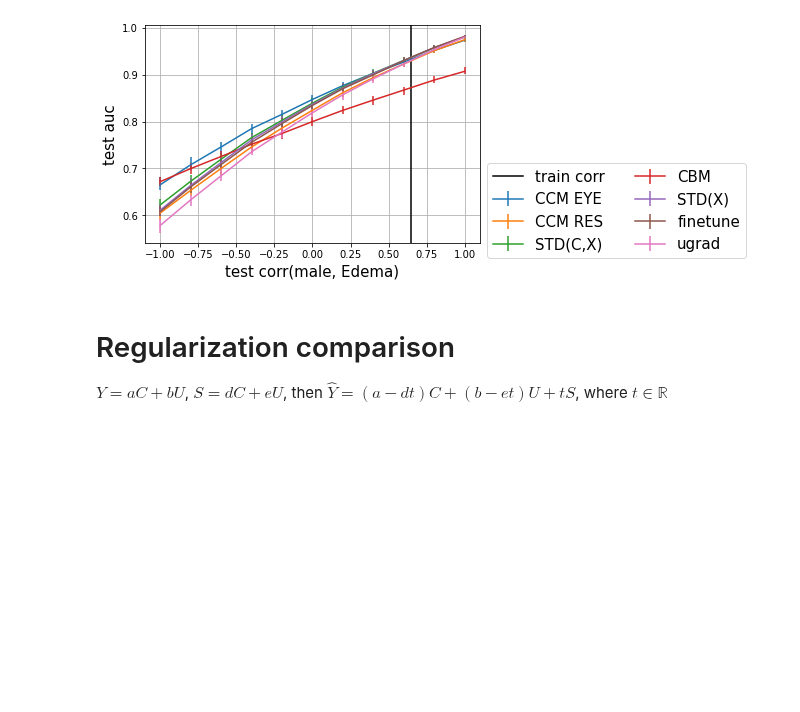
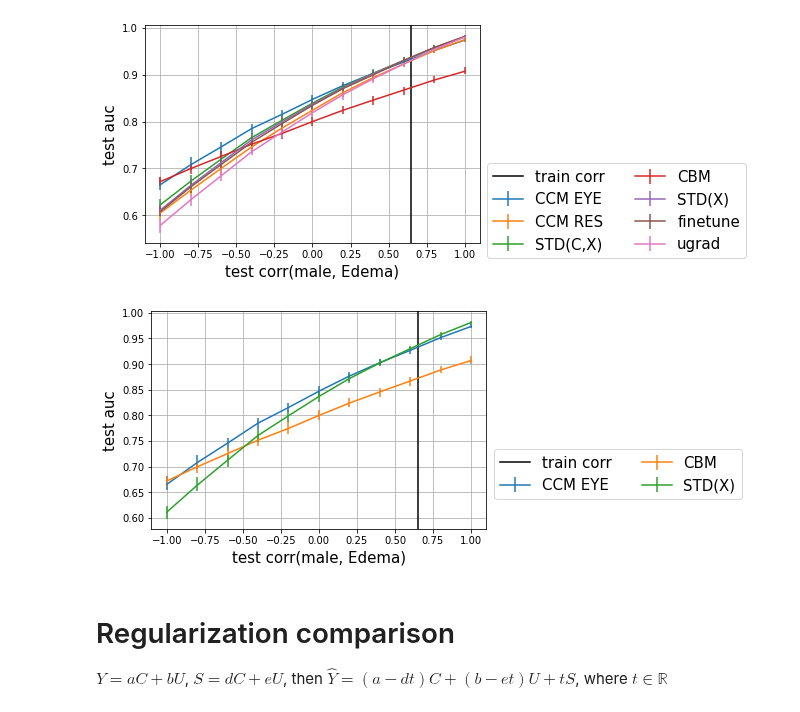
Before and after one commit to nathanwang000/ConceptCredibleModel, a Jupyter notebook: notebooks/mimic_stats0.8.ipynb, the cells around one changed output. Saved outputs shown, nothing was run; the diff lists cells and outputs as text; code cells hidden in the pictures; blank space fills up the shorter version.

```diff
--- a/notebooks/mimic_stats0.8.ipynb
+++ b/notebooks/mimic_stats0.8.ipynb
@@ -409,6 +409,27 @@ for key in [0.8]:
     plt.show()
 # %% [output]
 [figure]
+# %%
+for key in [0.8]:
+    xlabel = f"test corr(male, {task})"
+    plot_results(tresults, 'CCM EYE', key, test_corr_display_x)
+    # plot_results(tresults, 'CCM RES', key, test_corr_display_x)
+    # plot_results(tresults, 'STD(C,X)', key, test_corr_display_x)
+    plot_results(tresults, 'CBM', key, test_corr_display_x)
+    plot_results(tresults, 'STD(X)', key, test_corr_display_x)
+    # plot_results(tresults, 'finetune', key, test_corr_display_x)
+    # plot_results(tresults, 'ugrad', key, test_corr_display_x)
+
+    tr_corr = train_corr_display_x(key)
+    plt.axvline(tr_corr, color='k', label="train corr")
+    plt.ylabel(f'test auc', fontsize=15)
+    plt.xlabel(xlabel, fontsize=15)
+    plt.legend(fontsize=15, ncol=2, bbox_to_anchor=(1, 0.4))
+    plt.grid()
+    # plt.savefig(f'figures/mimic_exclude_a2_finetune_tr{tr_corr:.2f}.png')
+    plt.show()
+# %% [output]
+[figure, added]
 # %% [markdown]
 # Regularization comparison
 
```
Also changed, not shown: parts of 2 cells of this notebook, 32 other files.
